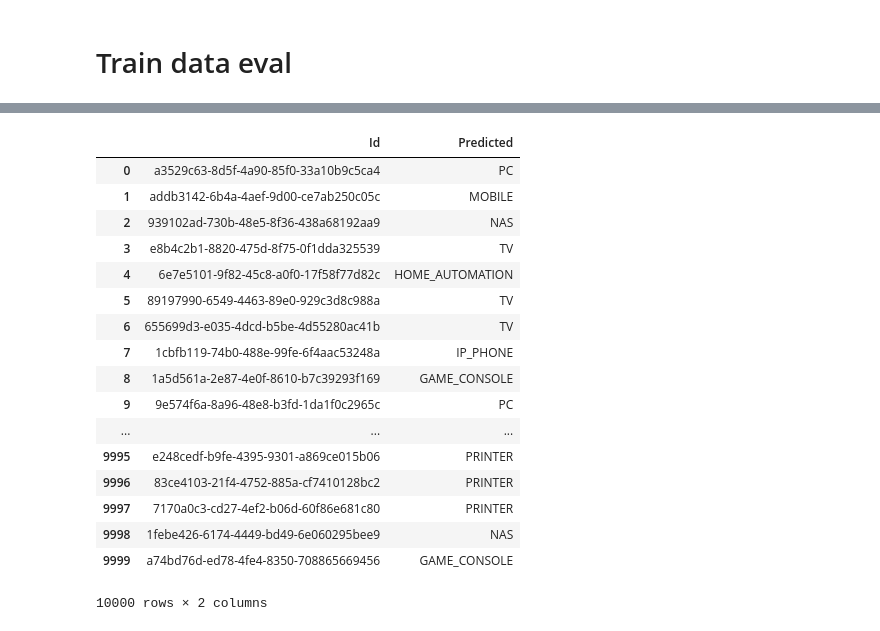
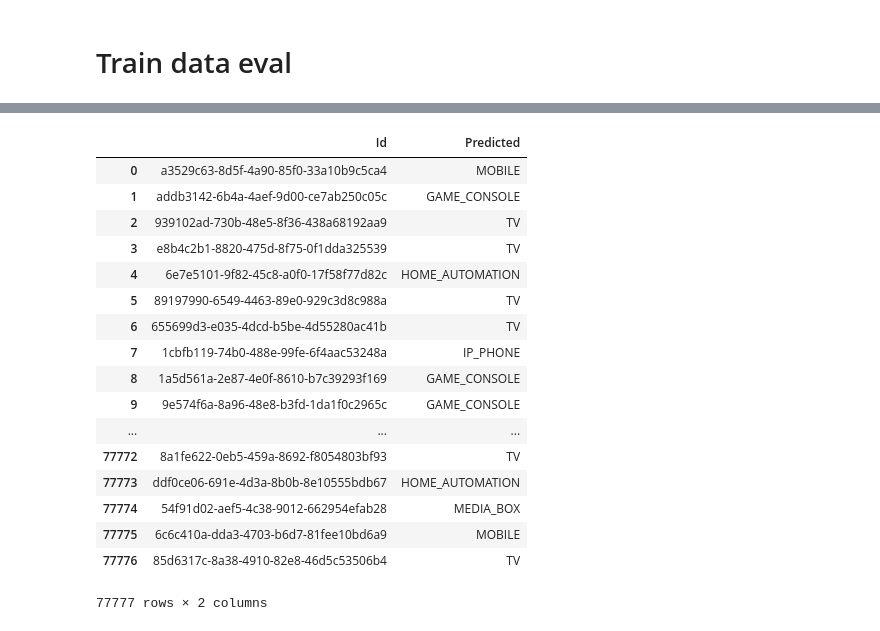
Before and after one commit to mohwald/cybersec19, a Jupyter notebook: cybersec.ipynb, the cells around one changed output, grey strips where cells are left out. Cells and saved outputs as stored; diff of their text form; code cells hidden in the pictures.

```diff
--- a/cybersec.ipynb
+++ b/cybersec.ipynb
@@ -357,8 +370,8 @@ for _, row in pd.concat([df_train, df_test], axis=0, sort=False).iterrows():
         if nts[0] != 'urn' and nts[0] != 'upnp': continue
         for nt in nts:
             if nt.replace('.','',1).isdigit(): continue
-            if nt not in ssdp_nts:
-                ssdp_nts.append(nt)
+            if 's' + nt not in ssdp_nts:
+                ssdp_nts.append('s' + nt)
 ssdp_nts.sort()
 print(len(ssdp_nts))
 pprint.pprint(ssdp_nts)
@@ -427,7 +440,7 @@ def get_services(mdns_services):
     return mdns_services if isinstance(mdns_services, list) else []
 
 def get_dhcps(dhcp):
-    return list(map(lambda x: int(x), dhcp[0]['paramlist'].split(','))) if isinstance(dhcp, list) and 'paramlist' in dhcp[0] else []
+    return list(map(lambda x: 'p' + x, dhcp[0]['paramlist'].split(','))) if isinstance(dhcp, list) and 'paramlist' in dhcp[0] else []
 
 # def get_mac()
 
@@ -440,8 +453,8 @@ def get_ssdp_nt(ssdp):
         if nts[0] != 'urn' and nts[0] != 'upnp': continue
         for nt in nts:
             if nt.replace('.','',1).isdigit(): continue
-            if nt not in ret_nts:
-                ret_nts.append(nt)
+            if 's' + nt not in ret_nts:
+                ret_nts.append('s' + nt)
     return ret_nts
 
 # def get_upnp_services()
@@ -453,28 +466,28 @@ premodel2index = dict(zip(premodels, le.fit_transform(premodels)))
 # %%
 def input2df(input_df, ports, manufacturers, services, macs, dhcps, models, premodels, ssdp_nts, upnp_services, is_train=True):
     t_start = time.time()
-#     col_names = ports + ['manufacturer'] + services + dhcps + ['mac'] + ['model'] + ['premodel'] + ssdp_nts + upnp_services
+    col_names = ports + ['manufacturer'] + services + dhcps + ['mac'] + ['model'] + ['premodel'] + ssdp_nts + upnp_services
 #     col_names = ports + services + ['mac'] + ['model'] + ['premodel'] + upnp_services
-    col_names = ports + ['manufacturer'] + services + ['mac'] + ['model'] + ['premodel'] + upnp_services
+#     col_names = ports + ['manufacturer'] + services + ['mac'] + ['model'] + ['premodel'] + upnp_services
     if is_train:
         col_names += ['CLASS']
     col2index_dict = dict(zip(col_names, range(len(col_names))))
     in_dict = dict((k, []) for k in col_names)
 
-    c = 0
+#     c = 0
 
     for _, row in input_df.iterrows():
-        if(c == 10000): break
+#         if(c == 7000): break
         new_row = np.zeros(len(col_names))
 
         curr_ports = get_ports(row['services'])
         curr_manufacturer = get_manufacturer(row['upnp'])
         curr_services = get_services(row['mdns_services'])
         curr_mac = get_mac(row['mac'])
-#         curr_dhcp = get_dhcps(row['dhcp'])
+        curr_dhcp = get_dhcps(row['dhcp'])
         curr_model = get_model(row['upnp'])
         curr_premodel = get_premodel(row['upnp'])
-#         curr_ssdp_nts = get_ssdp_nt(row['ssdp'])
+        curr_ssdp_nts = get_ssdp_nt(row['ssdp'])
         curr_upnp_services = get_upnp_services(row['upnp'])
 
         for p, val in curr_ports:
@@ -488,9 +501,9 @@ def input2df(input_df, ports, manufacturers, services, macs, dhcps, models, prem
                 new_row[col2index_dict[s]] = 1
         if curr_mac in mac2index.keys():
             new_row[col2index_dict['mac']] = mac2index[curr_mac]
-#         for p in curr_dhcp:
-#             if p in col2index_dict.keys():
-#                 new_row[col2index_dict[p]] = 1
+        for p in curr_dhcp:
+            if p in col2index_dict.keys():
+                new_row[col2index_dict[p]] = 1
         if curr_model in model2index.keys():
             new_row[col2index_dict['model']] = model2index[curr_model]
         if curr_premodel in premodel2index.keys():
@@ -507,10 +520,11 @@ def input2df(input_df, ports, manufacturers, services, macs, dhcps, models, prem
         for n, k in enumerate(in_dict.keys()):
             in_dict[k].append(new_row[n])
 
-        c += 1
+#         c += 1
 
+    output = pd.DataFrame(in_dict)
     print("Seconds: {}".format(round(time.time() - t_start)))
-    return pd.DataFrame(in_dict)
+    return output
 # %%
 get_ports(df_train['services'][0])
 # %% [output]
@@ -697,0 +702,4 @@ Seconds: 42
+# %%
+classifier = RandomForestClassifier(n_estimators=50, n_jobs=-1)
+# classifier = LogisticRegression(n_jobs=-1)
+classifier.fit(X_train, y_train)
@@ -699,26 +715,26 @@ Seconds: 42
 y_pred = classifier.predict(X_test)
 # %%
 pred = list(map(lambda x: index_classes[x], y_pred))
-output_df = pd.DataFrame({'Id': df_test['device_id'][:10000], 'Predicted': pred})
+output_df = pd.DataFrame({'Id': df_test['device_id'], 'Predicted': pred})
 output_df
 # %% [output]
 |  | Id | Predicted |
-| 0 | a3529c63-8d5f-4a90-85f0-33a10b9c5ca4 | PC |
-| 1 | addb3142-6b4a-4aef-9d00-ce7ab250c05c | MOBILE |
-| 2 | 939102ad-730b-48e5-8f36-438a68192aa9 | NAS |
+| 0 | a3529c63-8d5f-4a90-85f0-33a10b9c5ca4 | MOBILE |
+| 1 | addb3142-6b4a-4aef-9d00-ce7ab250c05c | GAME_CONSOLE |
+| 2 | 939102ad-730b-48e5-8f36-438a68192aa9 | TV |
 | 3 | e8b4c2b1-8820-475d-8f75-0f1dda325539 | TV |
 | 4 | 6e7e5101-9f82-45c8-a0f0-17f58f77d82c | HOME_AUTOMATION |
 | 5 | 89197990-6549-4463-89e0-929c3d8c988a | TV |
 | 6 | 655699d3-e035-4dcd-b5be-4d55280ac41b | TV |
 | 7 | 1cbfb119-74b0-488e-99fe-6f4aac53248a | IP_PHONE |
 | 8 | 1a5d561a-2e87-4e0f-8610-b7c39293f169 | GAME_CONSOLE |
-| 9 | 9e574f6a-8a96-48e8-b3fd-1da1f0c2965c | PC |
+| 9 | 9e574f6a-8a96-48e8-b3fd-1da1f0c2965c | GAME_CONSOLE |
 | ... | ... | ... |
-| 9995 | e248cedf-b9fe-4395-9301-a869ce015b06 | PRINTER |
-| 9996 | 83ce4103-21f4-4752-885a-cf7410128bc2 | PRINTER |
-| 9997 | 7170a0c3-cd27-4ef2-b06d-60f86e681c80 | PRINTER |
-| 9998 | 1febe426-6174-4449-bd49-6e060295bee9 | NAS |
-| 9999 | a74bd76d-ed78-4fe4-8350-708865669456 | GAME_CONSOLE |
+| 77772 | 8a1fe622-0eb5-459a-8692-f8054803bf93 | TV |
+| 77773 | ddf0ce06-691e-4d3a-8b0b-8e10555bdb67 | HOME_AUTOMATION |
+| 77774 | 54f91d02-aef5-4c38-9012-662954efab28 | MEDIA_BOX |
+| 77775 | 6c6c410a-dda3-4703-b6d7-81fee10bd6a9 | MOBILE |
+| 77776 | 85d6317c-8a38-4910-82e8-46d5c53506b4 | TV |
-10000 rows × 2 columns
+77777 rows × 2 columns
 # %%
 output_df.to_csv('submission.csv', sep=',', index=False)
```
Also changed, not shown: parts of 11 cells of this notebook.
